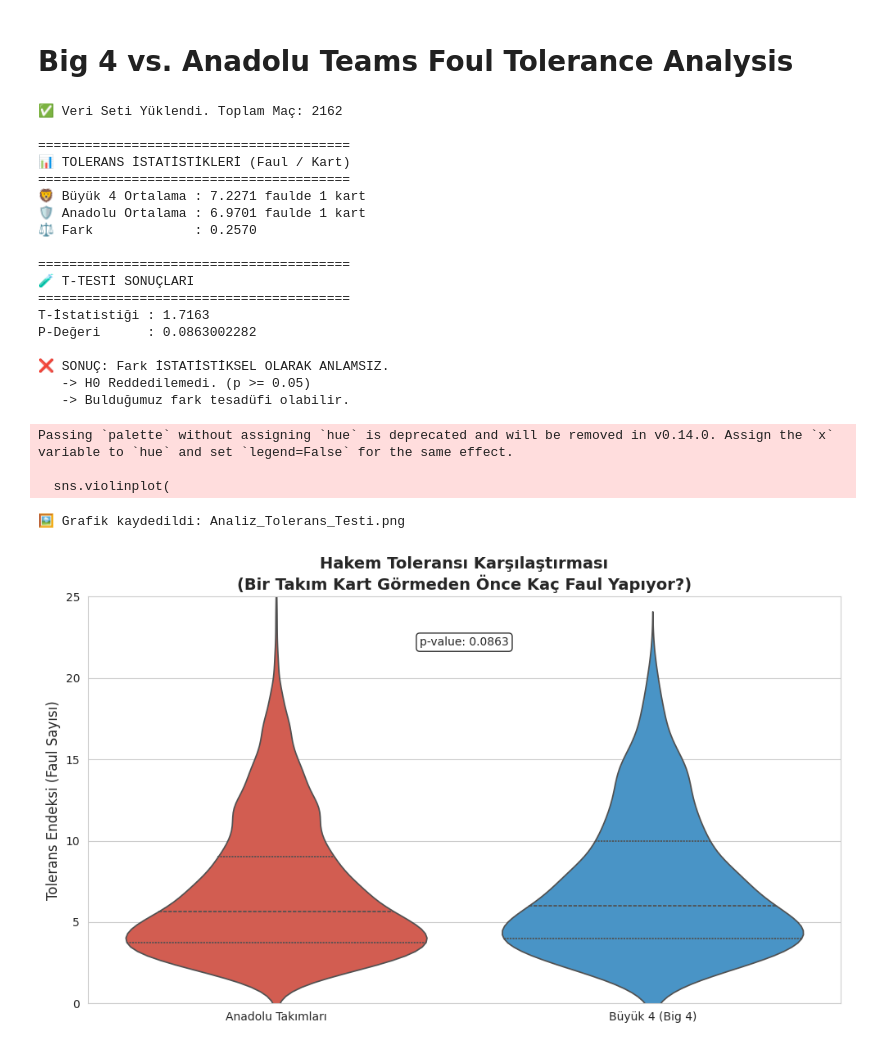
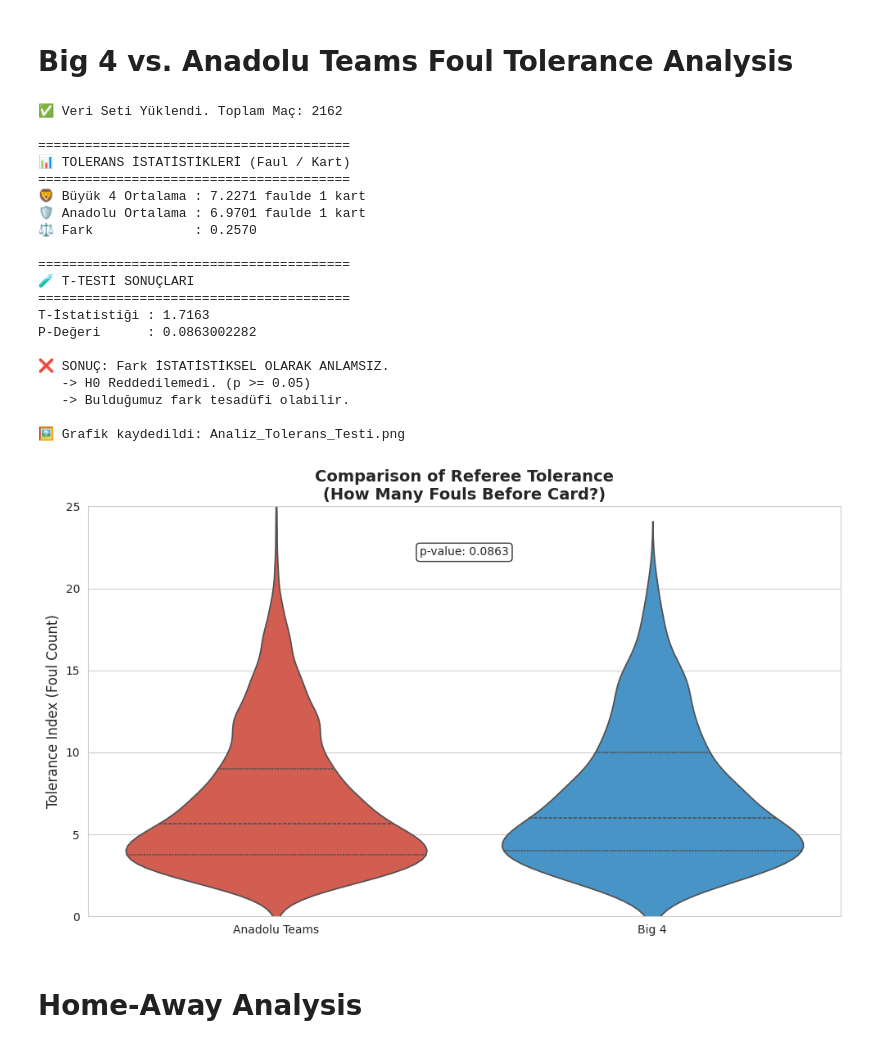
Before and after one commit to yusufOcakoglu/Deciding_the_MVP, a Jupyter notebook: Exploratory_Data_Analysis_and_Visualization.ipynb, the cells around one changed output. Saved outputs shown, nothing was run; the diff lists cells and outputs as text; code cells hidden in the pictures.

```diff
--- a/Exploratory_Data_Analysis_and_Visualization.ipynb
+++ b/Exploratory_Data_Analysis_and_Visualization.ipynb
@@ -10,10 +11,10 @@ import matplotlib.pyplot as plt
 
 # 1. VERİYİ YÜKLE
 try:
-    df = pd.read_csv("TURKISH_SUPER_LIG_FULL_DATASET.csv")
+    df = pd.read_csv("TURKISH_SUPER_LIG_FULL_DATASET_WITH_RANKS.csv")
     print(f"✅ Veri Seti Yüklendi. Toplam Maç: {len(df)}")
 except FileNotFoundError:
-    print("❌ Hata: 'TURKISH_SUPER_LIG_FULL_DATASET.csv' dosyası bulunamadı.")
+    print("❌ Hata: 'TURKISH_SUPER_LIG_FULL_DATASET_WITH_RANKS.csv' dosyası bulunamadı.")
     exit()
 
 # 2. VERİYİ ANALİZE HAZIRLA (Melt İşlemi)
@@ -32,7 +33,7 @@ away_data = df[['Away_is_Big4', 'Away_Foul_Tolerance']].rename(
 analiz_df = pd.concat([home_data, away_data], ignore_index=True)
 
 # İsimlendirme (Görselde güzel dursun diye)
-analiz_df['Kategori'] = analiz_df['Is_Big4'].map({1: 'Büyük 4 (Big 4)', 0: 'Anadolu Takımları'})
+analiz_df['Category'] = analiz_df['Is_Big4'].map({1: 'Big 4', 0: 'Anadolu Teams'})
 
 # Eksik veya sonsuz verileri temizle (Garanti olsun)
 analiz_df = analiz_df.dropna(subset=['Tolerance'])
@@ -82,15 +83,15 @@ sns.set_style("whitegrid")
 # Çizim
 sns.violinplot(
     data=analiz_df,
-    x='Kategori',
+    x='Category',
     y='Tolerance',
     palette=['#e74c3c', '#3498db'], # Kırmızı (Big4) ve Mavi (Anadolu)
     inner="quartile" # Çeyrekler açıklığını göster
 )
 
 # Başlıklar
-plt.title('Hakem Toleransı Karşılaştırması\n(Bir Takım Kart Görmeden Önce Kaç Faul Yapıyor?)', fontsize=14, fontweight='bold')
-plt.ylabel('Tolerans Endeksi (Faul Sayısı)', fontsize=12)
+plt.title('Comparison of Referee Tolerance\n(How Many Fouls Before Card?)', fontsize=14, fontweight='bold')
+plt.ylabel('Tolerance Index (Foul Count)', fontsize=12)
 plt.xlabel('')
 plt.ylim(0, 25) # Grafiği sıkıştırıp netleştirmek için (Çok uç değerleri gösterme)
 
@@ -98,38 +99,38 @@ plt.ylim(0, 25) # Grafiği sıkıştırıp netleştirmek için (Çok uç değerl
 plt.text(
     0.5, 22,
     f"p-value: {p_val:.4f}",
     ha='center',
     bbox=dict(boxstyle="round", fc="white", ec="black", alpha=0.8)
 )
 
 plt.tight_layout()
 plt.savefig("Analiz_Tolerans_Testi.png", dpi=300)
 print("\n🖼️ Grafik kaydedildi: Analiz_Tolerans_Testi.png")
 plt.show()
 # %% [output]
 ✅ Veri Seti Yüklendi. Toplam Maç: 2162
 
 ========================================
 📊 TOLERANS İSTATİSTİKLERİ (Faul / Kart)
 ========================================
 🦁 Büyük 4 Ortalama : 7.2271 faulde 1 kart
 🛡️ Anadolu Ortalama : 6.9701 faulde 1 kart
 ⚖️ Fark             : 0.2570
 
 ========================================
 🧪 T-TESTİ SONUÇLARI
 ========================================
 T-İstatistiği : 1.7163
 P-Değeri      : 0.0863002282
 
 ❌ SONUÇ: Fark İSTATİSTİKSEL OLARAK ANLAMSIZ.
    -> H0 Reddedilemedi. (p >= 0.05)
    -> Bulduğumuz fark tesadüfi olabilir.
+
+🖼️ Grafik kaydedildi: Analiz_Tolerans_Testi.png
-Passing `palette` without assigning `hue` is deprecated and will be removed in v0.14.0. Assign the `x` variable to `hue` and set `legend=False` for the same effect.
-
-  sns.violinplot(
-🖼️ Grafik kaydedildi: Analiz_Tolerans_Testi.png
-[figure, old version]
+[figure, new version]
+# %% [markdown]
+# Home-Away Analysis
 # %%
 import pandas as pd
 import seaborn as sns
```
Also changed, not shown: parts of 24 cells of this notebook, 2 other files.
